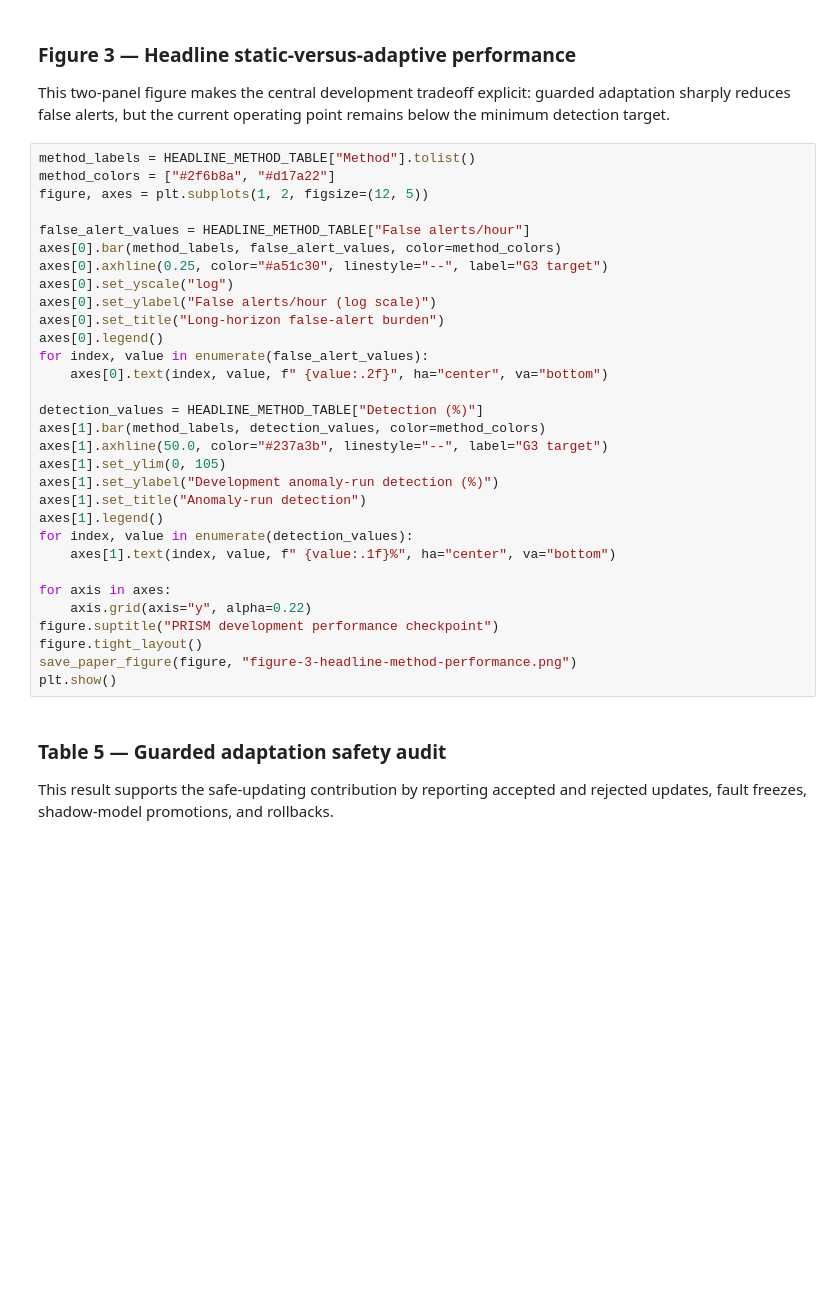
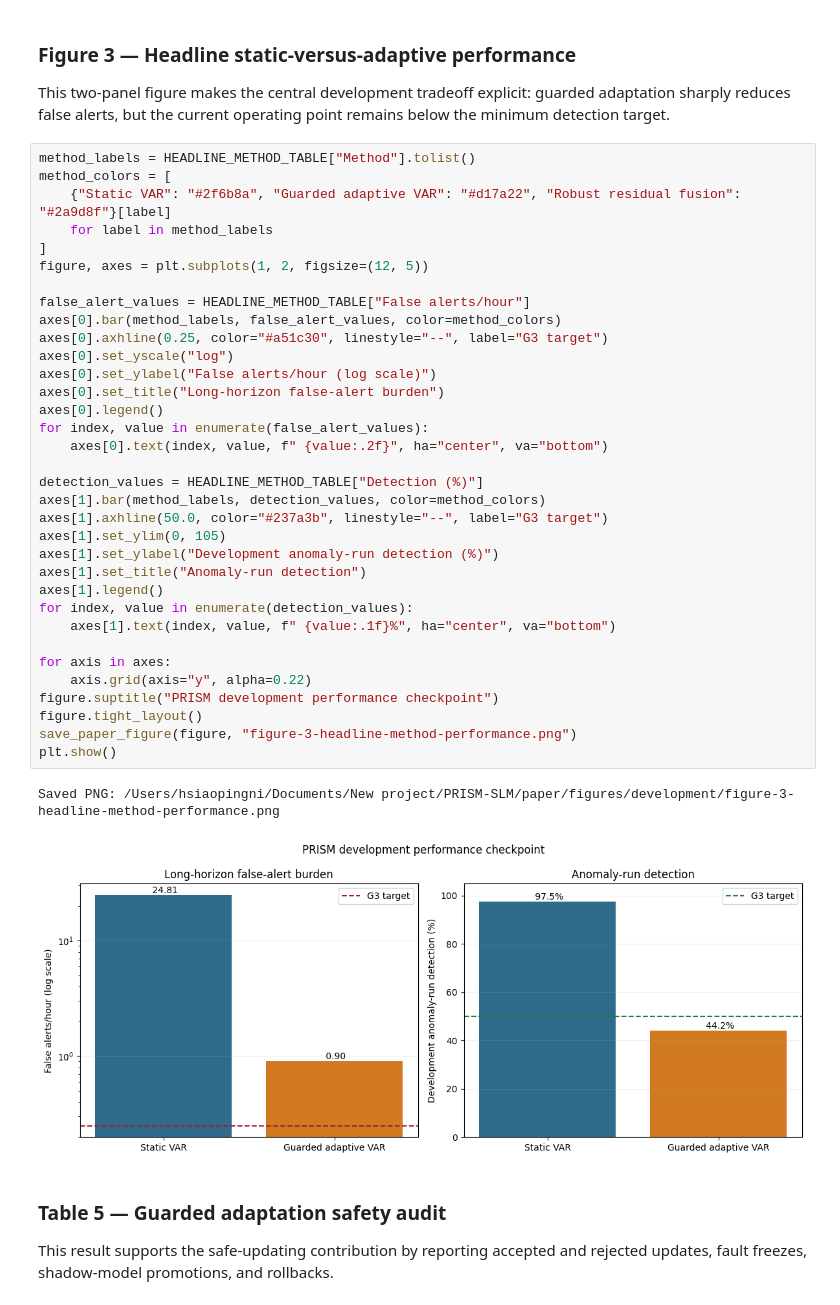
Before and after one commit to ping830616/PRISM, a Jupyter notebook: notebooks/PRISM_Complete_Experiment.ipynb, the cells around one changed output. Drawn from its saved outputs; the diff is of its cells as text; blank space fills up the shorter version.

```diff
--- a/notebooks/PRISM_Complete_Experiment.ipynb
+++ b/notebooks/PRISM_Complete_Experiment.ipynb
@@ -6866,35 +9132,41 @@ adaptation sharply reduces false alerts, but the current operating point remains
 below the minimum detection target.
 # %%
 method_labels = HEADLINE_METHOD_TABLE["Method"].tolist()
-method_colors = ["#2f6b8a", "#d17a22"]
+method_colors = [
+    {"Static VAR": "#2f6b8a", "Guarded adaptive VAR": "#d17a22", "Robust residual fusion": "#2a9d8f"}[label]
+    for label in method_labels
+]
 figure, axes = plt.subplots(1, 2, figsize=(12, 5))
 
 false_alert_values = HEADLINE_METHOD_TABLE["False alerts/hour"]
 axes[0].bar(method_labels, false_alert_values, color=method_colors)
 axes[0].axhline(0.25, color="#a51c30", linestyle="--", label="G3 target")
 axes[0].set_yscale("log")
 axes[0].set_ylabel("False alerts/hour (log scale)")
 axes[0].set_title("Long-horizon false-alert burden")
 axes[0].legend()
 for index, value in enumerate(false_alert_values):
     axes[0].text(index, value, f" {value:.2f}", ha="center", va="bottom")
 
 detection_values = HEADLINE_METHOD_TABLE["Detection (%)"]
 axes[1].bar(method_labels, detection_values, color=method_colors)
 axes[1].axhline(50.0, color="#237a3b", linestyle="--", label="G3 target")
 axes[1].set_ylim(0, 105)
 axes[1].set_ylabel("Development anomaly-run detection (%)")
 axes[1].set_title("Anomaly-run detection")
 axes[1].legend()
 for index, value in enumerate(detection_values):
     axes[1].text(index, value, f" {value:.1f}%", ha="center", va="bottom")
 
 for axis in axes:
     axis.grid(axis="y", alpha=0.22)
 figure.suptitle("PRISM development performance checkpoint")
 figure.tight_layout()
 save_paper_figure(figure, "figure-3-headline-method-performance.png")
 plt.show()
+# %% [output]
+Saved PNG: /Users/hsiaopingni/Documents/New project/PRISM-SLM/paper/figures/development/figure-3-headline-method-performance.png
+[figure, added]
 # %% [markdown]
 ### Table 5 — Guarded adaptation safety audit
 
```
Also changed, not shown: parts of 57 cells of this notebook, 8 other files.
